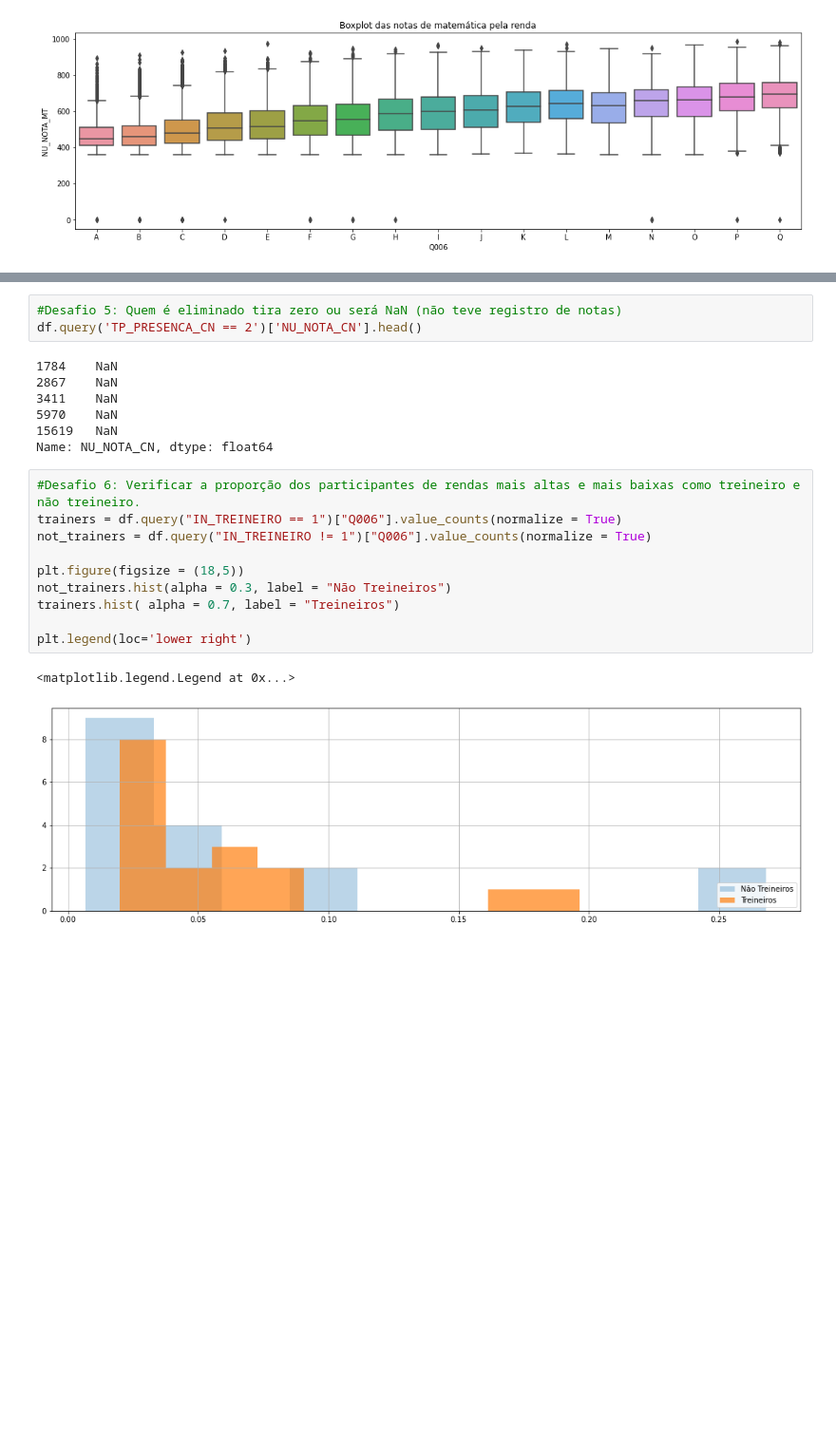
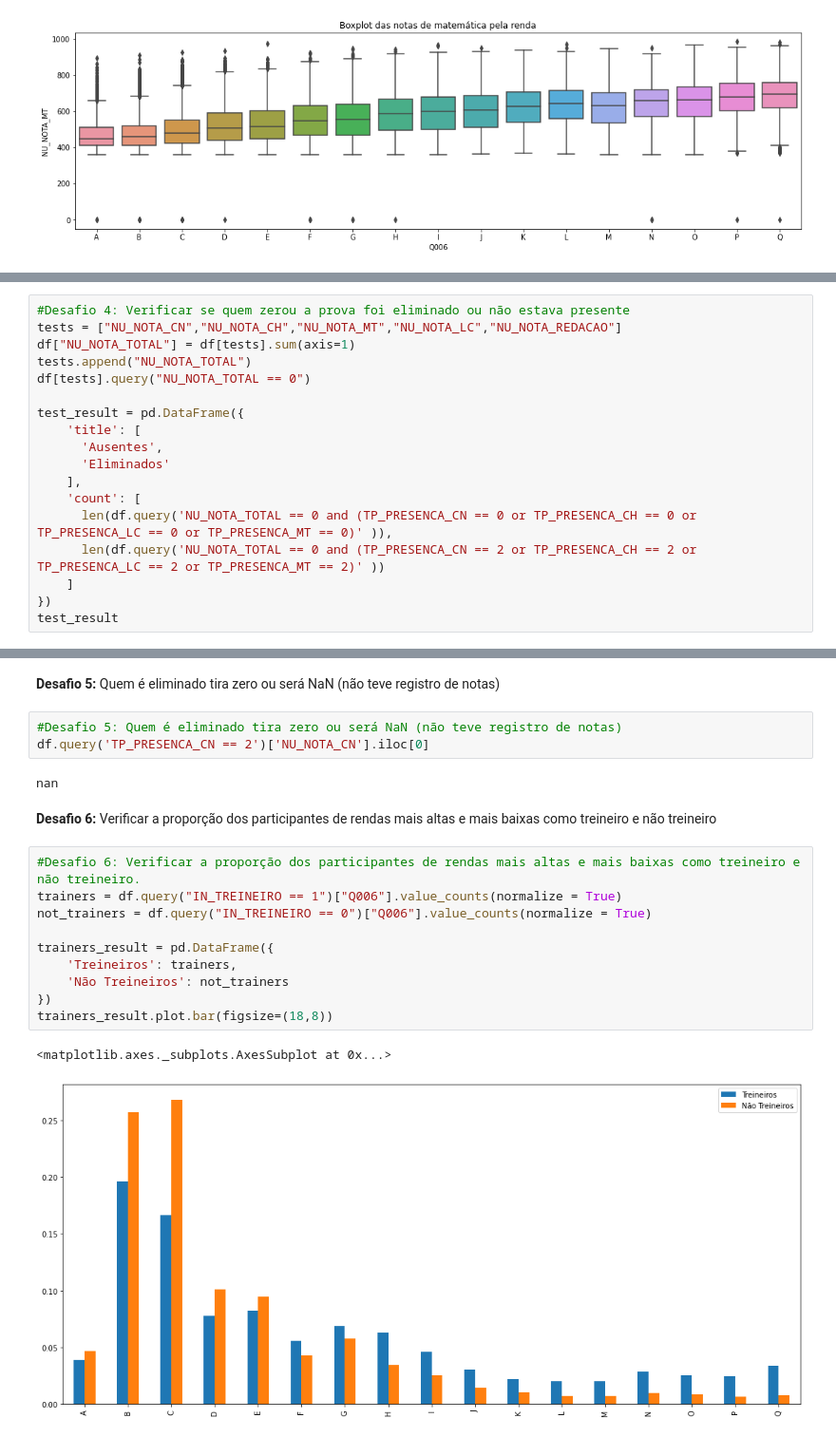
Before and after one commit to makarioszen/imersao-dados-2-2020, a Jupyter notebook: alura_imersao_dados_2_desafios.ipynb, the cells around one changed output, grey strips where cells are left out. Shown at 95% size. Cells and saved outputs as stored; diff of their text form; blank space fills up the shorter version.

```diff
--- a/alura_imersao_dados_2_desafios.ipynb
+++ b/alura_imersao_dados_2_desafios.ipynb
@@ -107,0 +103,18 @@ dtype: int64
+# %%
+#Desafio 4: Verificar se quem zerou a prova foi eliminado ou não estava presente
+tests = ["NU_NOTA_CN","NU_NOTA_CH","NU_NOTA_MT","NU_NOTA_LC","NU_NOTA_REDACAO"]
+df["NU_NOTA_TOTAL"] = df[tests].sum(axis=1)
+tests.append("NU_NOTA_TOTAL")
+df[tests].query("NU_NOTA_TOTAL == 0")
+
+test_result = pd.DataFrame({
+    'title': [
+      'Ausentes',
+      'Eliminados'
+    ],
+    'count': [
+      len(df.query('NU_NOTA_TOTAL == 0 and (TP_PRESENCA_CN == 0 or TP_PRESENCA_CH == 0 or TP_PRESENCA_LC == 0 or TP_PRESENCA_MT == 0)' )),
+      len(df.query('NU_NOTA_TOTAL == 0 and (TP_PRESENCA_CN == 2 or TP_PRESENCA_CH == 2 or TP_PRESENCA_LC == 2 or TP_PRESENCA_MT == 2)' ))
+    ]
+})
+test_result
@@ -108,23 +125,22 @@ dtype: int64
+# %% [markdown]
+**Desafio 5:** Quem é eliminado tira zero ou será NaN (não teve registro de notas)
 # %%
 #Desafio 5: Quem é eliminado tira zero ou será NaN (não teve registro de notas)
-df.query('TP_PRESENCA_CN == 2')['NU_NOTA_CN'].head()
+df.query('TP_PRESENCA_CN == 2')['NU_NOTA_CN'].iloc[0]
 # %% [output]
-1784    NaN
-2867    NaN
-3411    NaN
-5970    NaN
-15619   NaN
-Name: NU_NOTA_CN, dtype: float64
+nan
+# %% [markdown]
+ **Desafio 6:** Verificar a proporção dos participantes de rendas mais altas e mais baixas como treineiro e não treineiro
 # %%
 #Desafio 6: Verificar a proporção dos participantes de rendas mais altas e mais baixas como treineiro e não treineiro.
 trainers = df.query("IN_TREINEIRO == 1")["Q006"].value_counts(normalize = True)
-not_trainers = df.query("IN_TREINEIRO != 1")["Q006"].value_counts(normalize = True)
+not_trainers = df.query("IN_TREINEIRO == 0")["Q006"].value_counts(normalize = True)
 
-plt.figure(figsize = (18,5))
-not_trainers.hist(alpha = 0.3, label = "Não Treineiros")
-trainers.hist( alpha = 0.7, label = "Treineiros")
-
-plt.legend(loc='lower right')
+trainers_result = pd.DataFrame({
+    'Treineiros': trainers,
+    'Não Treineiros': not_trainers
+})
+trainers_result.plot.bar(figsize=(18,8))
 # %% [output]
-<matplotlib.legend.Legend at 0x...>
+<matplotlib.axes._subplots.AxesSubplot at 0x...>
-[figure, old version]
+[figure, new version]
```
Also changed, not shown: parts of 8 cells of this notebook.
